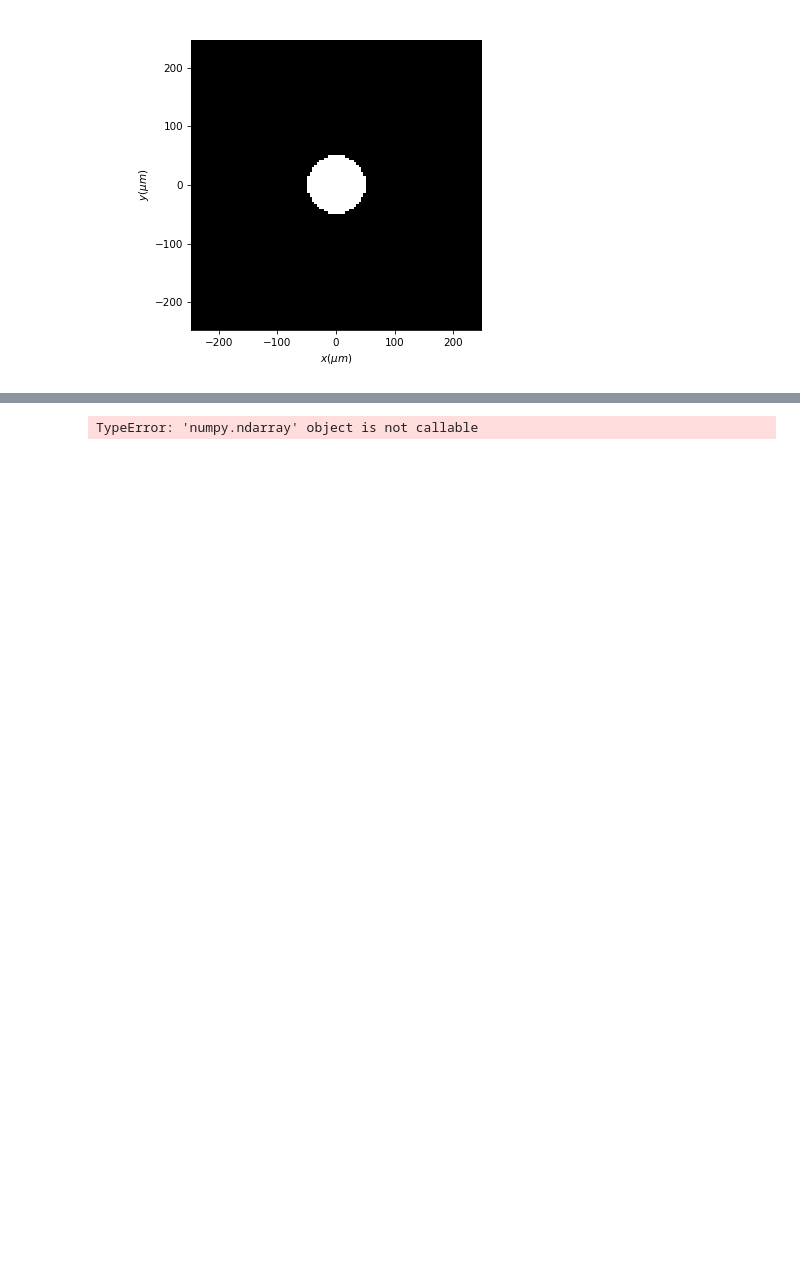
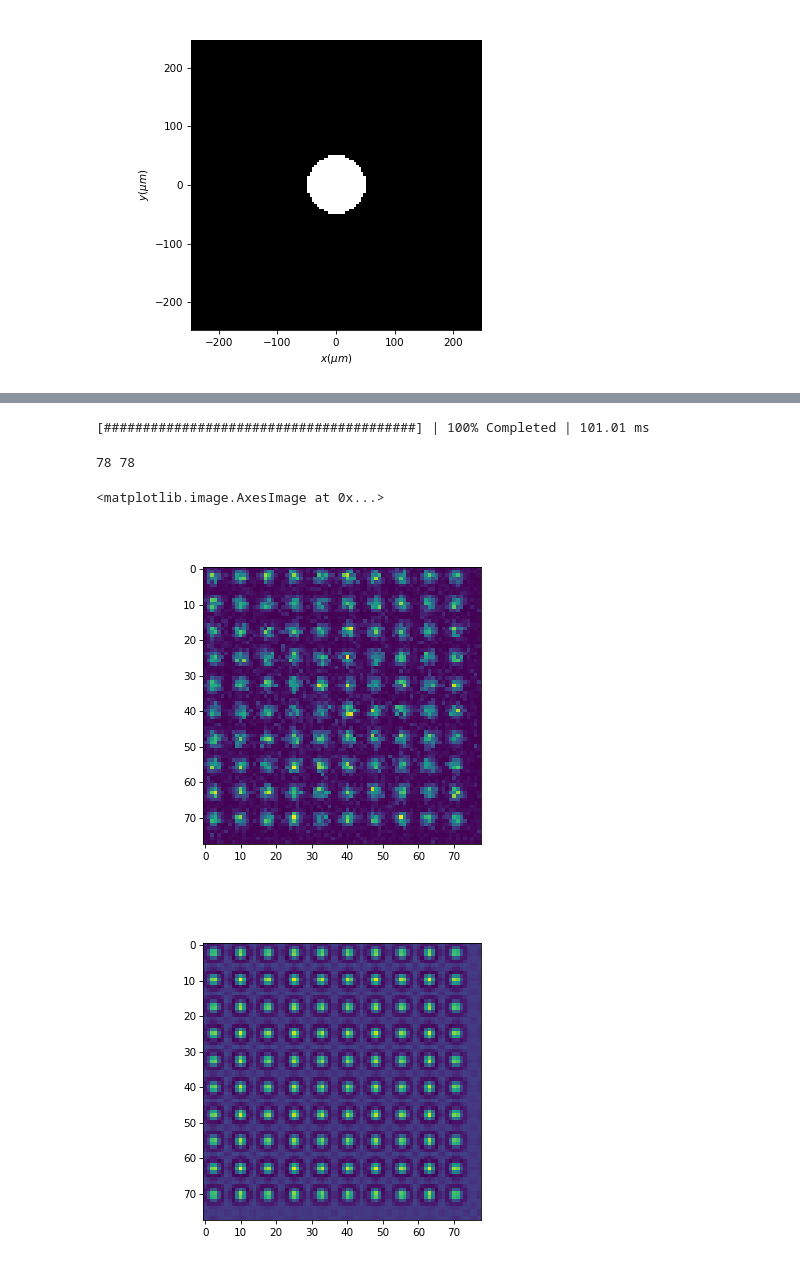
Before and after one commit to DavidLanders95/MonteCarloMS, a Jupyter notebook: MonteCarloAbtem2D.ipynb, the cells around one changed output, grey strips where cells are left out. Saved outputs shown, nothing was run; the diff lists cells and outputs as text; code cells hidden in the pictures; blank space fills up the shorter version.

```diff
--- a/MonteCarloAbtem2D.ipynb
+++ b/MonteCarloAbtem2D.ipynb
@@ -279,4 +278,12 @@ visualization = potential.show(
 [figure]
+# %%
+plane_wave_abtem = abtem.PlaneWave(energy=PHI_0, extent=(10, 10), sampling=0.05)
+exit_wave = plane_wave_abtem.multislice(potential)
+exit_wave.compute()
+intensity = exit_wave.intensity().compute()
+complex_image = exit_wave.complex_images().compute()
+# %% [output]
+[########################################] | 100% Completed | 101.01 ms
 # %%
 from abtem.core.energy import energy2sigma, energy2wavelength
 
@@ -288,22 +295,26 @@ detector_px_width_x, detector_px_width_y = potential.sampling
 detector_width_x, detector_width_y = potential.extent
 num_px_x, num_px_y = potential.gpts
 
-num_pixels = int(num_px_det_x*num_px_det_y)
-det_yx_indices = np.indices((num_px_det_y, num_px_det_x)).reshape(2, num_pixels).T
+num_pixels = int(num_px_x*num_px_y)
+det_yx_indices = np.indices((num_px_y, num_px_x)).reshape(2, num_pixels).T
 
 # Formd the detector coordinates matrix
 det_yx_coords = np.zeros(det_yx_indices.shape, dtype = np.float64)
 det_yx_coords[:, 0] = det_yx_indices[:, 0] * detector_px_width_y - detector_width_y / 2  + detector_px_width_y / 2
 det_yx_coords[:, 1] = det_yx_indices[:, 1] * detector_px_width_x - detector_width_x / 2  + detector_px_width_x / 2
-det_yx_coords = det_yx_coords.T.reshape(2, num_px_det_y, num_px_det_x)
+det_yx_coords = det_yx_coords.T.reshape(2, num_px_y, num_px_x)
 
 sample_yx_indices = det_yx_indices.copy()
 sample_yx_coords = det_yx_coords.copy()
 
 sample_phase_shifts = (potential_array.array * sigma)
+
+print(num_px_x, num_px_y)
+# %% [output]
+78 78
 # %%
 # Choose number of rays
-num_rays=int(1e9)
+num_rays=int(1e10)
 
 # Set source area
 source_width_x = detector_width_x
@@ -313,26 +324,37 @@ source_width_y = detector_width_y
 det_yx_coords = cp.asarray(det_yx_coords)
 
 # Initialize final image and aperture phase shifts arrays on GPU
-final_image_real = cp.zeros([num_px_det_y, num_px_det_x], dtype=cp.float64)
-final_image_imag = cp.zeros([num_px_det_y, num_px_det_x], dtype=cp.float64)
+final_image_real = cp.zeros([num_px_y, num_px_x], dtype=cp.float64)
+final_image_imag = cp.zeros([num_px_y, num_px_x], dtype=cp.float64)
+sample_phase_shifts = cp.asarray(sample_phase_shifts)
 
-final_image, ray_aper_coord, ray_det_coord, aperture_mask = monte_carlo_diffraction_cupy_2D(num_rays,
-                                                                                            final_image_real,
-                                                                                            final_image_imag,
-                                                                                            source_width_x,
-                                                                                            source_width_y,
-                                                                                            sample_phase_shift=sample_phase_shifts,
-                                                                                            slit_radius=aperture_diameter/2,
-                                                                                            det_yx=det_yx_coords,
-                                                                                            z_prop=z_prop,
-                                                                                            wavelength=wavelength,
-                                                                                            batch_size=int(1e7),
-                                                                                            )
+sample_interp = RegularGridInterpolator((det_yx_coords[1, 0, :], det_yx_coords[1, 0, :]), sample_phase_shifts, bounds_error=False, fill_value=None)
+# print(sample_interp([0, 0]))
+z_prop = z_atoms
+final_image, ray_aper_coord, ray_det_coord = monte_carlo_diffraction_cupy_2D(num_rays,
+                                                                            final_image_real,
+                                                                            final_image_imag,
+                                                                            source_width_x,
+                                                                            source_width_y,
+                                                                            sample_phase_shift=sample_interp,
+                                                                            det_yx=det_yx_coords,
+                                                                            z_prop=z_prop,
+                                                                            wavelength=wavelength,
+                                                                            batch_size=int(5e7),
+                                                                            )
 # Convery back to numpy for plotting
 det_yx_coords = cp.asnumpy(det_yx_coords)
 final_image = cp.asnumpy(final_image)
 ray_aper_coord = cp.asnumpy(ray_aper_coord)
 ray_det_coord = cp.asnumpy(ray_det_coord)
-aperture_mask = cp.asnumpy(aperture_mask)
-# %% [output]
-TypeError: 'numpy.ndarray' object is not callable
+# %%
+# Plot cross section.
+plt.figure()
+plt.imshow(np.abs(final_image) ** 2)
+
+plt.figure()
+plt.imshow(np.abs(complex_image.array)**2)
+# %% [output]
+<matplotlib.image.AxesImage at 0x...>
+[figure, added]
+[figure, added]
```
Also changed, not shown: parts of 6 cells of this notebook, 2 other files.
